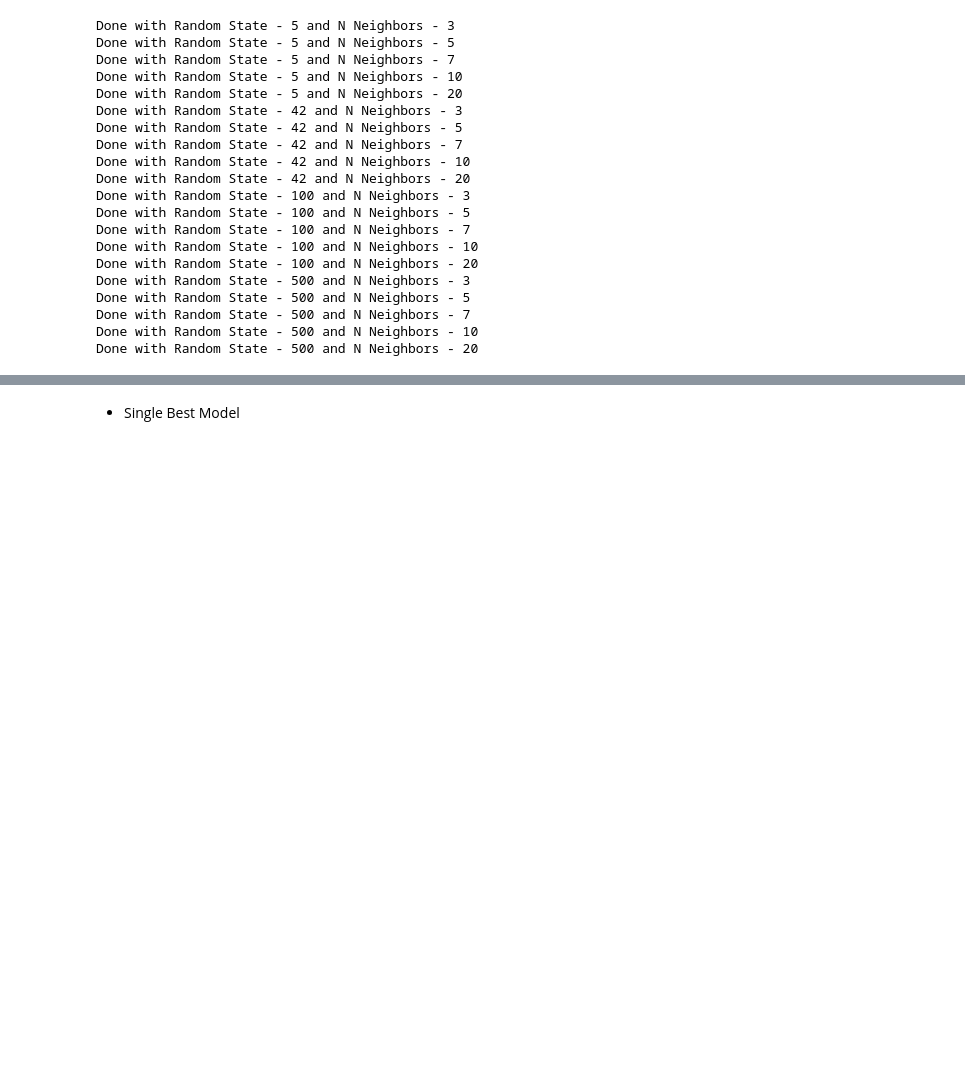
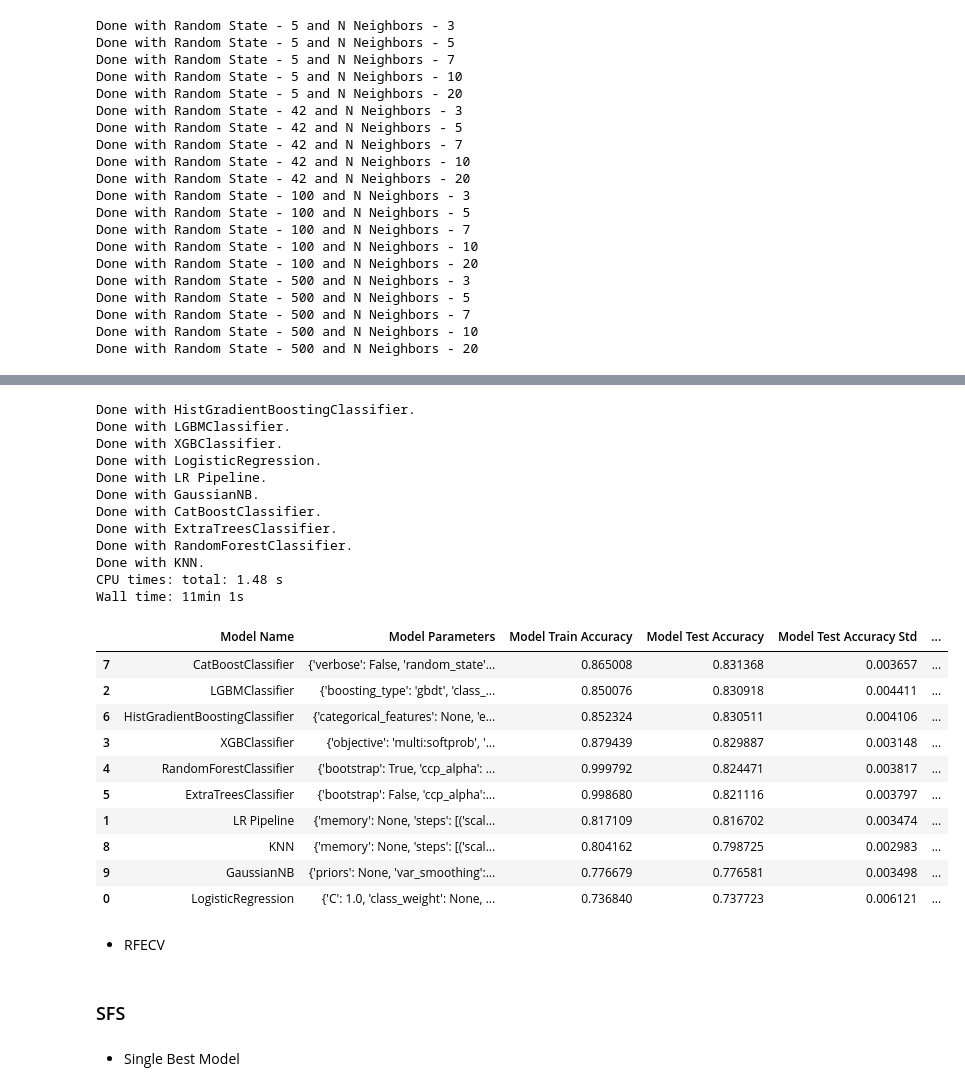
Before and after one commit to hardboyvino/kaggle_competition, a Jupyter notebook: playground_4.6/baseline.ipynb, the cells around one changed output, grey strips where cells are left out. Saved outputs shown, nothing was run; the diff lists cells and outputs as text; code cells hidden in the pictures; blank space fills up the shorter version.

```diff
--- a/playground_4.6/baseline.ipynb
+++ b/playground_4.6/baseline.ipynb
@@ -375,0 +535,24 @@ Wall time: 3min 1s
+# %%
+%%time
+
+perm_cv = StratifiedKFold(n_splits=10, shuffle=True, random_state=5)
+
+perm_importances = {model.name if hasattr(model, 'name') else model.__class__.__name__: [] for model in models}
+
+for i, (train_idx, test_idx) in enumerate(perm_cv.split(X_pi, y)):
+    X_train, X_test = X_pi.iloc[train_idx], X_pi.iloc[test_idx]
+    y_train, y_test = y.iloc[train_idx], y.iloc[test_idx]
+
+    for model in models:
+        if hasattr(model, 'name'):
+            model_name = model.name
+        else:
+            model_name = model.__class__.__name__
+
+        model.fit(X_train, y_train)
+        # Calculate permutation importance
+        result = permutation_importance(model, X_test, y_test, n_repeats=5, random_state=5, scoring='accuracy')
+        perm_importances[model_name].append(result.importances_mean)
+        print(f'Done with {model_name}.')
+
+    print(f'Done with Fold {i+1}', end='\n\n')
@@ -375,0 +577,12 @@ Wall time: 3min 1s
+# %%
+%%time
+
+# Average importances across folds and export to CSV
+for model_name, importances in perm_importances.items():
+    avg_importance = np.mean(importances, axis=0)
+    importance_df = pd.DataFrame({'Feature': X_pi.columns, 'Importance': avg_importance})
+    importance_df.sort_values(by='Importance', ascending=False, inplace=True)
+    # Export to CSV
+    importance_df.to_csv(f'.\permutation_importances\{model_name}_permutation_importance.csv', index=False)
+
+print('Done with Permuation Importances', end='\n\n')
@@ -375,0 +660,34 @@ Wall time: 3min 1s
+# %%
+with open('perm_important_features.txt', mode='w') as f:
+    pprint(perm_important_features, stream=f)
+# %%
+%%time
+
+pi_models = evaluate_models(models, X, y, perm_important_features, sk10, f'{experiment_name}_pi')
+pi_models
+# %% [output]
+Done with HistGradientBoostingClassifier.
+Done with LGBMClassifier.
+Done with XGBClassifier.
+Done with LogisticRegression.
+Done with LR Pipeline.
+Done with GaussianNB.
+Done with CatBoostClassifier.
+Done with ExtraTreesClassifier.
+Done with RandomForestClassifier.
+Done with KNN.
+CPU times: total: 1.48 s
+Wall time: 11min 1s
+|  | Model Name | Model Parameters | Model Train Accuracy | Model Test Accuracy | Model Test Accuracy Std | ... |
+| 7 | CatBoostClassifier | {'verbose': False, 'random_state'... | 0.865008 | 0.831368 | 0.003657 | ... |
+| 2 | LGBMClassifier | {'boosting_type': 'gbdt', 'class_... | 0.850076 | 0.830918 | 0.004411 | ... |
+| 6 | HistGradientBoostingClassifier | {'categorical_features': None, 'e... | 0.852324 | 0.830511 | 0.004106 | ... |
+| 3 | XGBClassifier | {'objective': 'multi:softprob', '... | 0.879439 | 0.829887 | 0.003148 | ... |
+| 4 | RandomForestClassifier | {'bootstrap': True, 'ccp_alpha': ... | 0.999792 | 0.824471 | 0.003817 | ... |
+| 5 | ExtraTreesClassifier | {'bootstrap': False, 'ccp_alpha':... | 0.998680 | 0.821116 | 0.003797 | ... |
+| 1 | LR Pipeline | {'memory': None, 'steps': [('scal... | 0.817109 | 0.816702 | 0.003474 | ... |
+| 8 | KNN | {'memory': None, 'steps': [('scal... | 0.804162 | 0.798725 | 0.002983 | ... |
+| 9 | GaussianNB | {'priors': None, 'var_smoothing':... | 0.776679 | 0.776581 | 0.003498 | ... |
+| 0 | LogisticRegression | {'C': 1.0, 'class_weight': None, ... | 0.736840 | 0.737723 | 0.006121 | ... |
+# %% [markdown]
+- RFECV
@@ -375,0 +742,2 @@ Wall time: 3min 1s
+# %% [markdown]
+### SFS
```
Also changed, not shown: parts of 37 cells of this notebook, 12 other files.
